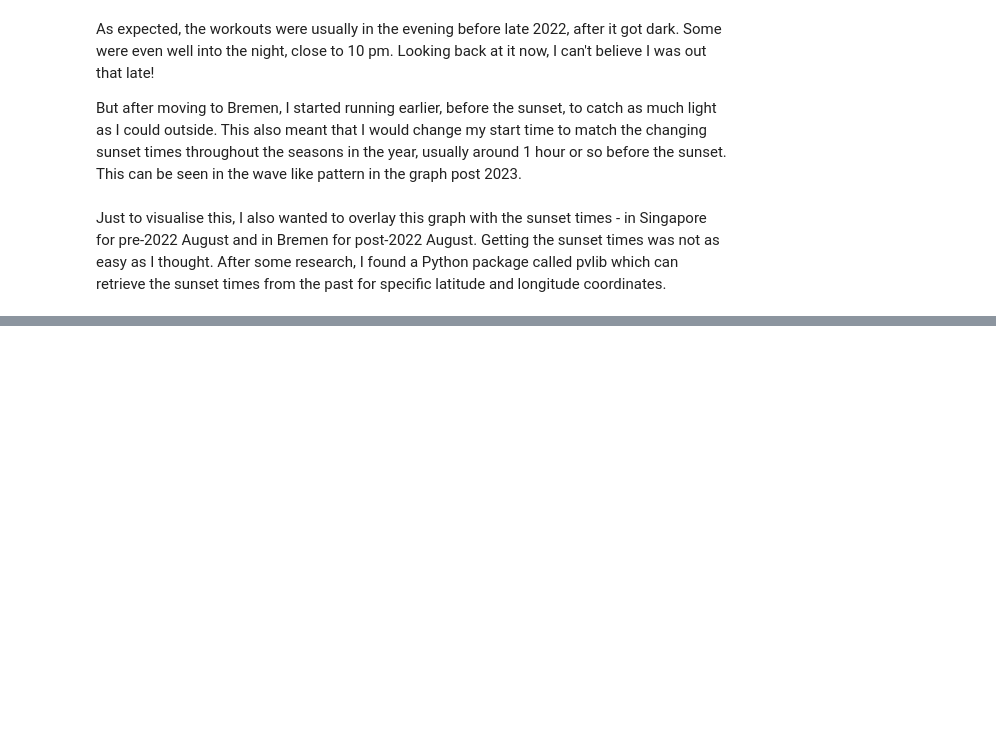
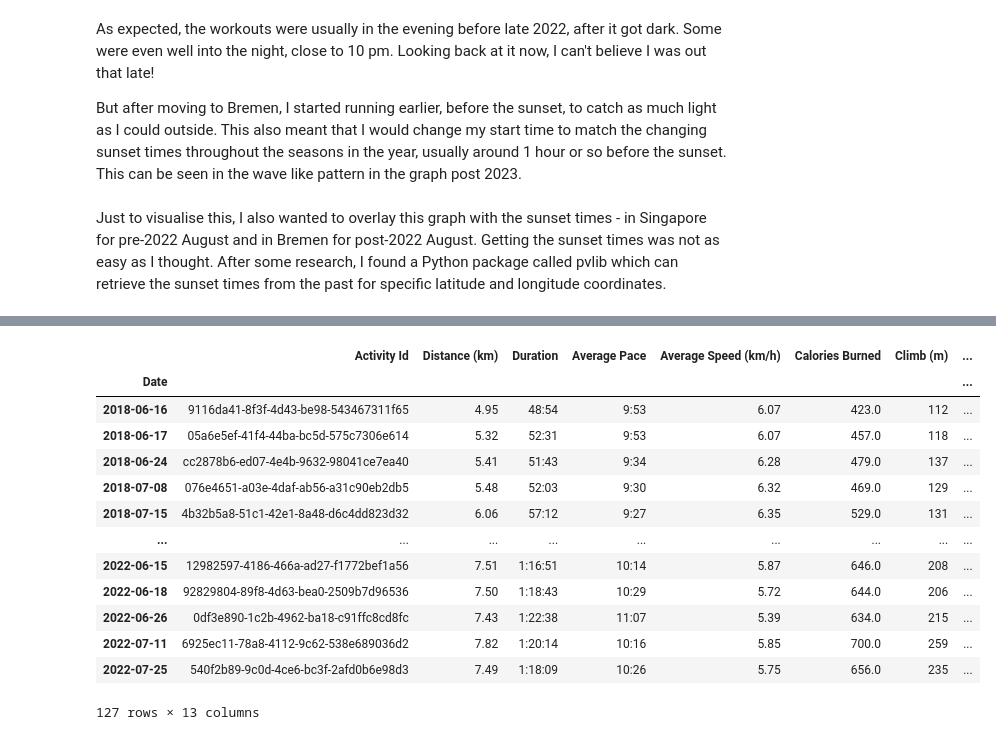
Before and after one commit to surajkarak/runkeeper_data_analysis, a Jupyter notebook: runkeeper_data.ipynb, the cells around one changed output, grey strips where cells are left out. Saved outputs shown, nothing was run; the diff lists cells and outputs as text; code cells hidden in the pictures; blank space fills up the shorter version.

```diff
--- a/runkeeper_data.ipynb
+++ b/runkeeper_data.ipynb
@@ -473,0 +542,21 @@ sg_timezone = "Singapore"
+# %%
+sg_sunset_df.set_index('Date', inplace=True)
+cardio['Date'] = cardio.index.date  # Extract the date component from the index of df2
+cardio.set_index('Date', inplace=True)
+sg_merged_df = cardio.merge(sg_sunset_df, left_index=True, right_index=True, suffixes=('_activity', '_sunset'))
+sg_merged_df
+# %% [output]
+|  | Activity Id | Distance (km) | Duration | Average Pace | Average Speed (km/h) | Calories Burned | Climb (m) | ... |
+| Date |  |  |  |  |  |  |  | ... |
+| 2018-06-16 | 9116da41-8f3f-4d43-be98-543467311f65 | 4.95 | 48:54 | 9:53 | 6.07 | 423.0 | 112 | ... |
+| 2018-06-17 | 05a6e5ef-41f4-44ba-bc5d-575c7306e614 | 5.32 | 52:31 | 9:53 | 6.07 | 457.0 | 118 | ... |
+| 2018-06-24 | cc2878b6-ed07-4e4b-9632-98041ce7ea40 | 5.41 | 51:43 | 9:34 | 6.28 | 479.0 | 137 | ... |
+| 2018-07-08 | 076e4651-a03e-4daf-ab56-a31c90eb2db5 | 5.48 | 52:03 | 9:30 | 6.32 | 469.0 | 129 | ... |
+| 2018-07-15 | 4b32b5a8-51c1-42e1-8a48-d6c4dd823d32 | 6.06 | 57:12 | 9:27 | 6.35 | 529.0 | 131 | ... |
+| ... | ... | ... | ... | ... | ... | ... | ... | ... |
+| 2022-06-15 | 12982597-4186-466a-ad27-f1772bef1a56 | 7.51 | 1:16:51 | 10:14 | 5.87 | 646.0 | 208 | ... |
+| 2022-06-18 | 92829804-89f8-4d63-bea0-2509b7d96536 | 7.50 | 1:18:43 | 10:29 | 5.72 | 644.0 | 206 | ... |
+| 2022-06-26 | 0df3e890-1c2b-4962-ba18-c91ffc8cd8fc | 7.43 | 1:22:38 | 11:07 | 5.39 | 634.0 | 215 | ... |
+| 2022-07-11 | 6925ec11-78a8-4112-9c62-538e689036d2 | 7.82 | 1:20:14 | 10:16 | 5.85 | 700.0 | 259 | ... |
+| 2022-07-25 | 540f2b89-9c0d-4ce6-bc3f-2afd0b6e98d3 | 7.49 | 1:18:09 | 10:26 | 5.75 | 656.0 | 235 | ... |
+127 rows × 13 columns
```
Also changed, not shown: parts of 14 cells of this notebook.
